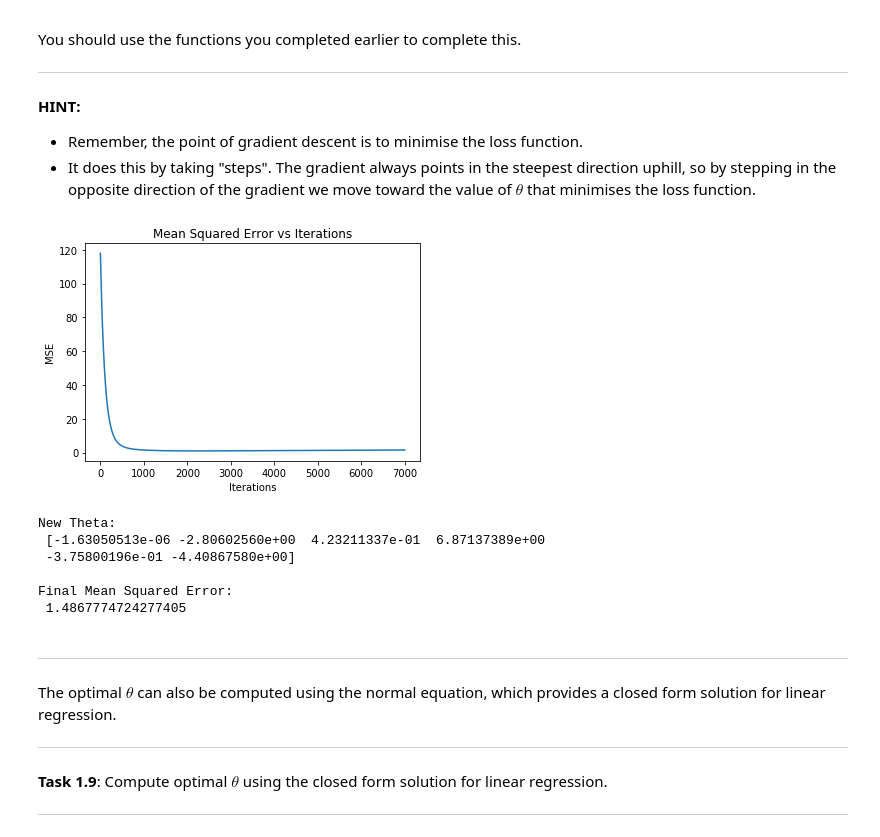
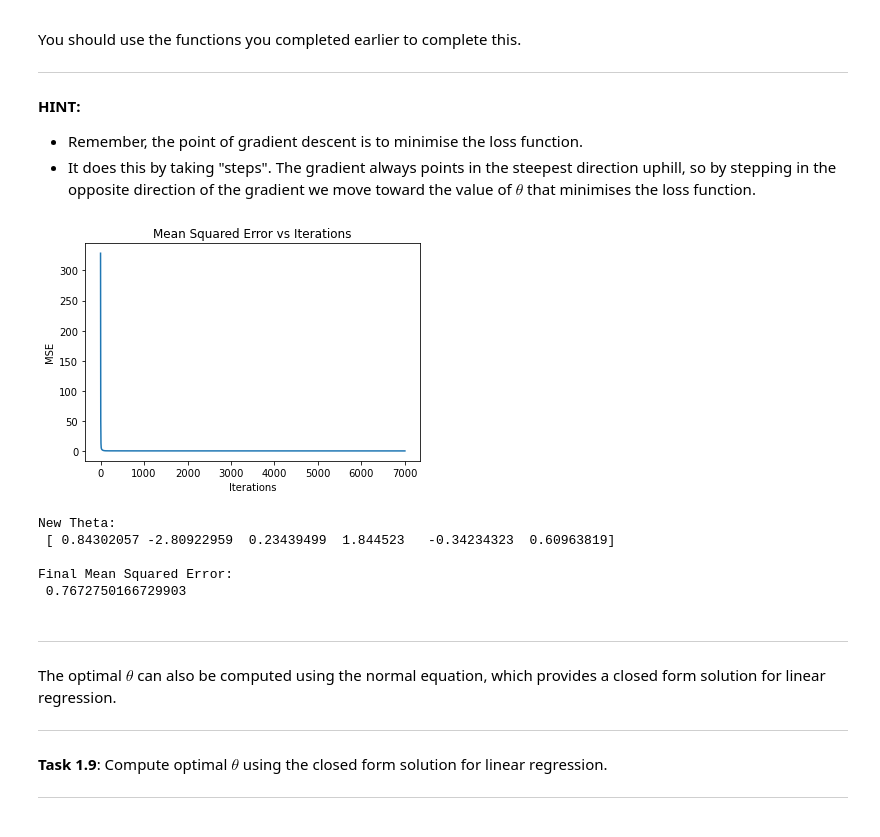
Before and after one commit to HirahTang/Machine-learning-project, a Jupyter notebook: Linear Regression & Gradient Descent/A3_programming.ipynb, the cells around one changed output. Cells and saved outputs as stored; diff of their text form; code cells hidden in the pictures.

```diff
--- a/Linear Regression & Gradient Descent/A3_programming.ipynb
+++ b/Linear Regression & Gradient Descent/A3_programming.ipynb
@@ -182,7 +183,7 @@ The shape of theta: (6,)
 # %%
 def ms_error(X, theta, y):
     ##
-    return np.mean((np.dot(X, theta.T) - y) ** 2)/2
+    return np.mean((np.dot(X, theta.T) - y) ** 2)
     ##
     pass
 
@@ -206,7 +207,9 @@ def grad(X, theta, Y):
 
     # Formula: grad = Sum((h(x) - y) * x_j) / m for all the j
 
-    theta_new = np.array([np.mean(np.dot(X_train, theta.T) * X_train[:,i]) for i in range(theta.shape[0])])
+#    theta_new = np.array([np.mean(np.dot(X_train, theta.T) * X_train[:,i]) for i in range(theta.shape[0])])
+
+    theta_new = (-2 * np.dot(Y.T, X) + 2 * np.dot(np.dot(theta.T, X.T), X)) / X.shape[1]
 
     return theta_new
     pass
@@ -236,35 +244,34 @@ You should use the functions you completed earlier to complete this.
 # %%
 def batch_descent(X, Y, iterations, learning_rate):
     ## YOUR CODE HERE
 
     # Initialize the theta
     theta = initialise_parameters(X.shape[1])
     L = np.array([ms_error(X, theta, Y)])
 
     for i in range(0, iterations):
         theta = theta - learning_rate * grad(X, theta, Y) # Renew the theta
         L = np.append(L, [ms_error(X, theta, Y)])
 
     return theta,L
 
 #REPORTING CODE. YOU MAY NEED TO MODIFY THE LEARNING RATE OR NUMBER OF ITERATIONS
 X_train = get_polynomial_features(x_train,degree=5)
-new_theta, L = batch_descent(X_train, y_train, 7000, 0.002)
+new_theta, L = batch_descent(X_train, y_train, 7000, 0.005)
 plt.plot(L)
 plt.ylabel('MSE')
 plt.xlabel('Iterations')
 plt.title('Mean Squared Error vs Iterations')
 plt.show()
 print('New Theta: \n', new_theta)
 print('\nFinal Mean Squared Error: \n', ms_error(X_train, new_theta, y_train))
 # %% [output]
-[figure, old version]
+[figure, new version]
 New Theta:
- [-1.63050513e-06 -2.80602560e+00  4.23211337e-01  6.87137389e+00
- -3.75800196e-01 -4.40867580e+00]
+ [ 0.84302057 -2.80922959  0.23439499  1.844523   -0.34234323  0.60963819]
 
 Final Mean Squared Error:
- 1.4867774724277405
+ 0.7672750166729903
 # %% [markdown]
 ---
 The optimal $\theta$ can also be computed using the normal equation, which provides a closed form solution for linear regression.
```
Also changed, not shown: parts of 13 cells of this notebook.
